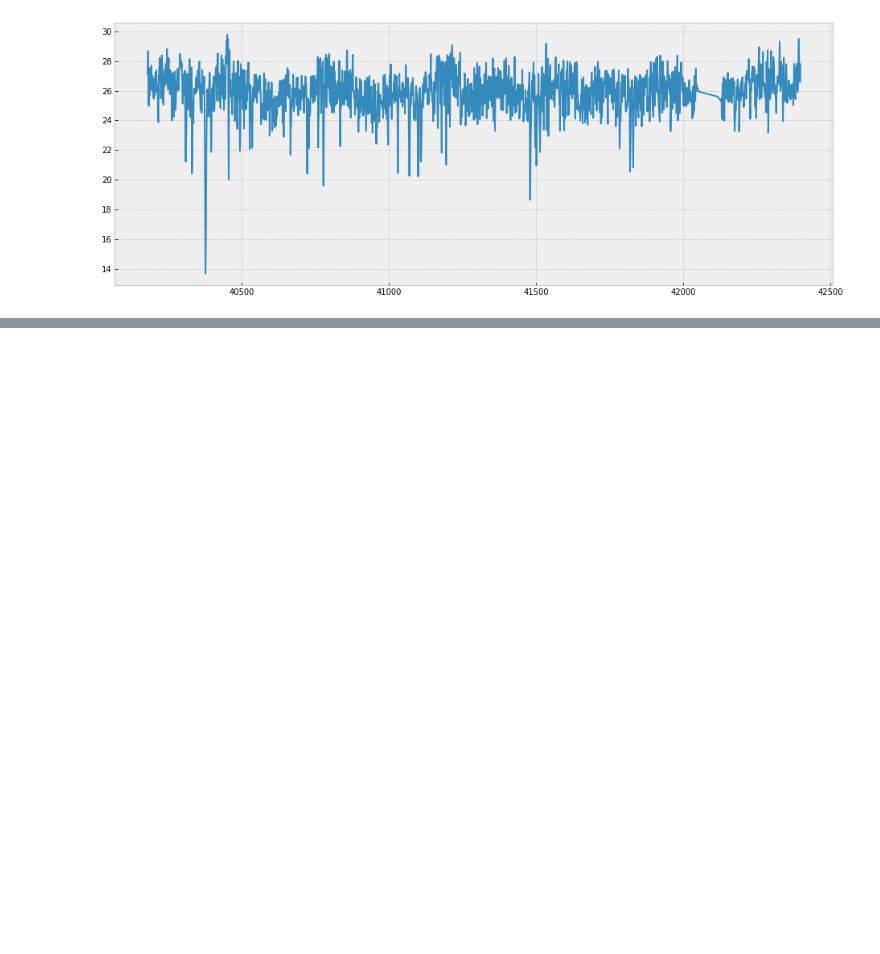
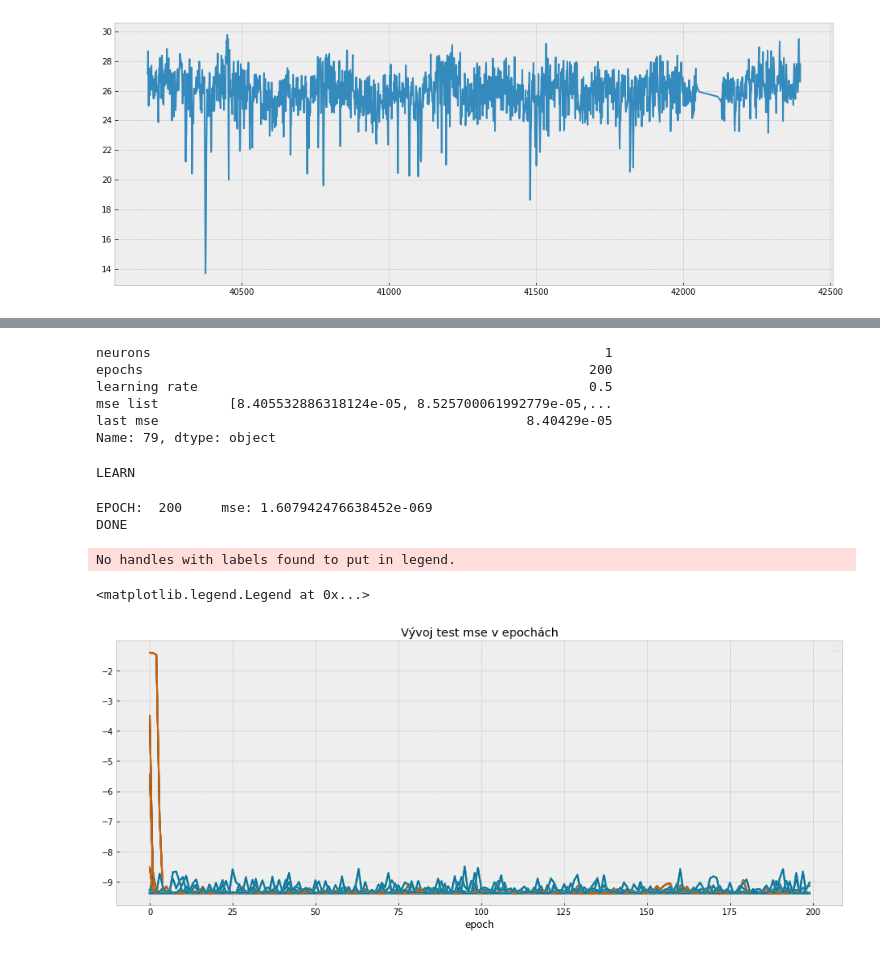
Before and after one commit to vichr-vita/neuralnet-project-1o, a Jupyter notebook: timeseries_predict.ipynb, the cells around one changed output, grey strips where cells are left out. Drawn from its saved outputs; the diff is of its cells as text; code cells hidden in the pictures; blank space fills up the shorter version.

```diff
--- a/timeseries_predict.ipynb
+++ b/timeseries_predict.ipynb
@@ -83,0 +163,3 @@ plt.plot(dates, avg_temps)
+# %%
+df = pd.read_json('resources/stats_avgtemp.json')
+df[['neurons', 'epochs', 'learning rate', 'last mse']]
@@ -83,0 +180,32 @@ plt.plot(dates, avg_temps)
+# %%
+index_min = df['last mse'].idxmin()
+lowest_mse = df.iloc[index_min, :]
+lowest_mse
+# %% [output]
+neurons                                                          1
+epochs                                                         200
+learning rate                                                  0.5
+mse list         [8.405532886318124e-05, 8.525700061992779e-05,...
+last mse                                               8.40429e-05
+Name: 79, dtype: object
+# %%
+nn = NeuralNet([1, lowest_mse['neurons'], 1], a_functions=[af.sigmoid, af.sigmoid], a_functions_prime=[af.sigmoid_prime, af.sigmoid_prime])
+nn.learn(training_data, lowest_mse['epochs'], 1, lowest_mse['learning rate'])
+# %% [output]
+LEARN
+EPOCH:  200     mse: 1.607942476638452e-069
+DONE
+# %%
+ax, fig = plt.subplots()
+# fig.set_xlim([0,200])
+# fig.set_ylim([0,0.00020])
+plt.xlabel('epoch')
+# plt.plot(df['mse list'], label='mse')
+for i in df['mse list']:
+    plt.plot(np.log(i))
+plt.title('Vývoj test mse v epochách')
+plt.legend()
+# %% [output]
+No handles with labels found to put in legend.
+<matplotlib.legend.Legend at 0x...>
+[figure, added]
```
Also changed, not shown: parts of 18 cells of this notebook, 7 other files.
